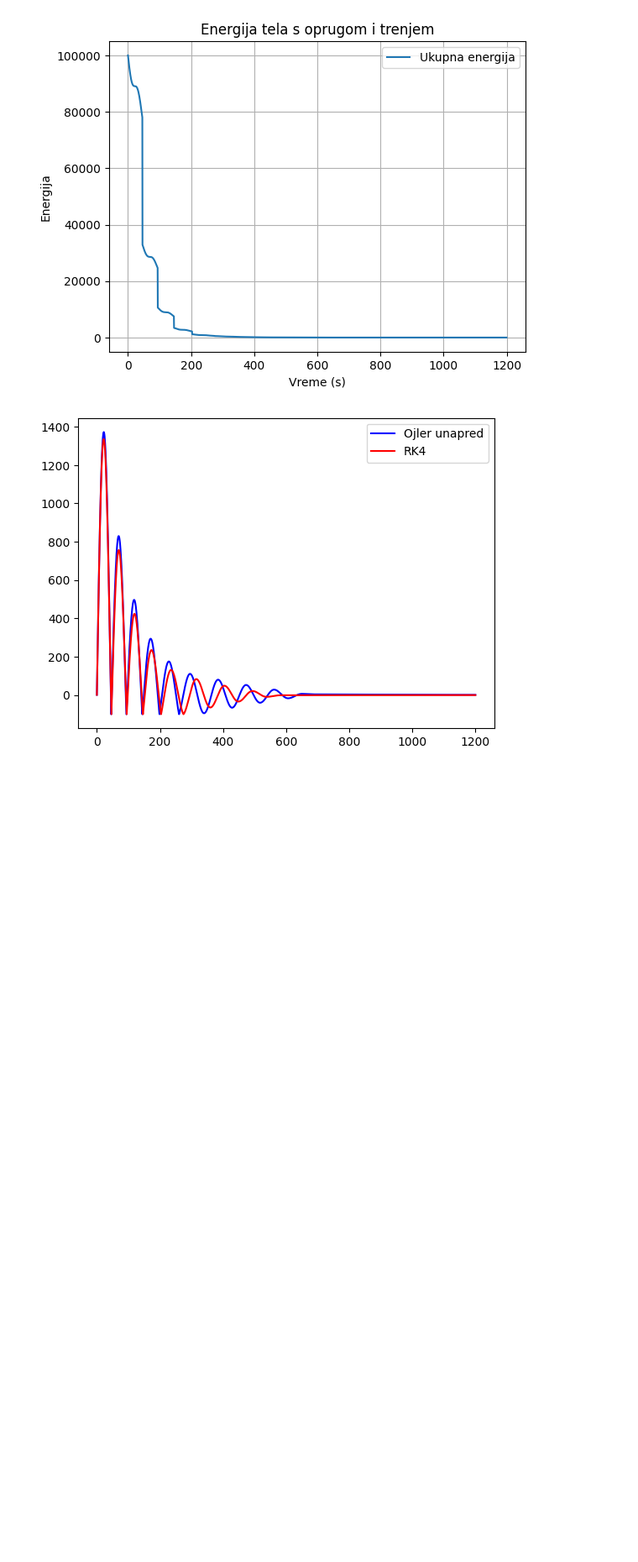
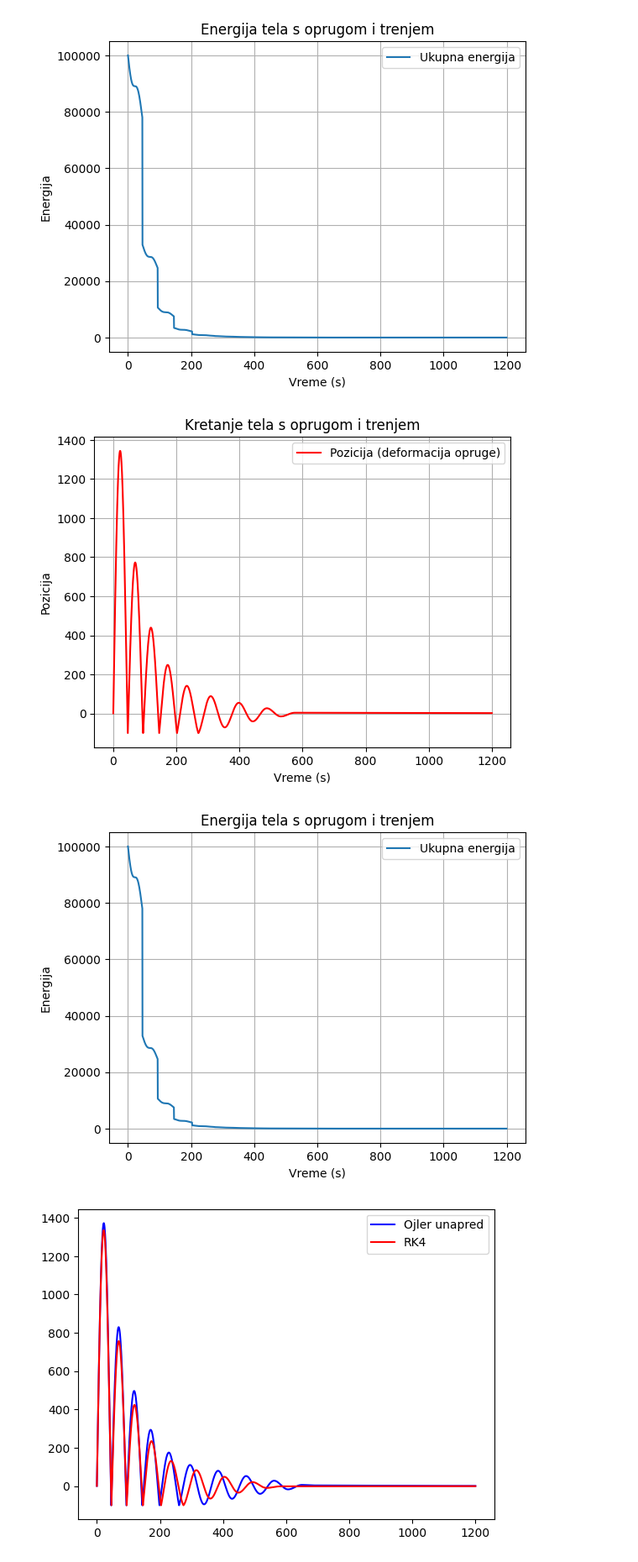
Before and after one commit to JohnMcCodeman5/spring_deformation_differential_modeling, a Jupyter notebook: with_wall_constraint.ipynb, the cells around one changed output. Shown at 84% size. Drawn from its saved outputs; the diff is of its cells as text; code cells hidden in the pictures; blank space fills up the shorter version.

```diff
--- a/with_wall_constraint.ipynb
+++ b/with_wall_constraint.ipynb
@@ -55,7 +57,7 @@ def runge_kutta_method(f, v0, x0, t, m, k, mu_s, mu_d, g):
         v[i] = v[i-1] + (k1v + 2*k2v + 2*k3v + k4v) / 6
         x[i] = x[i-1] + (k1x + 2*k2x + 2*k3x + k4x) / 6
 
-        if x[i] < -100:
+        if x[i] <= -100:
             x[i] = -100
             e = 0.65   #(koeficijent restitucije)
             v[i] = -e * v[i]
@@ -312,3 +339,31 @@ plt.grid(True)
+# %%
+# Rešavanje diferencijalne jednačine drugom modifikacijom Ojlerovog metoda
+vema, xema = modified_euler_alt(differential_equation, v0, x0, t, m, k, mu_s, mu_d, g)
+
+# Prikaz rezultata
+plt.plot(t, xm, label='Pozicija (deformacija opruge)', color='red')
+plt.xlabel('Vreme (s)')
+plt.ylabel('Pozicija')
+plt.title('Kretanje tela s oprugom i trenjem')
+plt.legend()
+plt.grid(True)
+plt.show()
+
+kinetic_energy_ema = 0.5 * m * vema**2
+potential_energy_ema = 0.5 * k * xema**2
+total_energy_ema = kinetic_energy_ema + potential_energy_ema
+
+#plt.plot(t, kinetic_energy_m, label='Kinetička energija')
+#plt.plot(t, potential_energy_m, label='Potencijalna energija')
+plt.plot(t, total_energy_ema, label='Ukupna energija')
+plt.xlabel('Vreme (s)')
+plt.ylabel('Energija')
+plt.title('Energija tela s oprugom i trenjem')
+plt.legend()
+plt.grid(True)
+# %% [output]
+[figure, added]
+[figure, added]
 # %%
 #POREDJENJE NUMERICKIH METODA
 # %%
```
Also changed, not shown: parts of 4 cells of this notebook, 1 other file.
